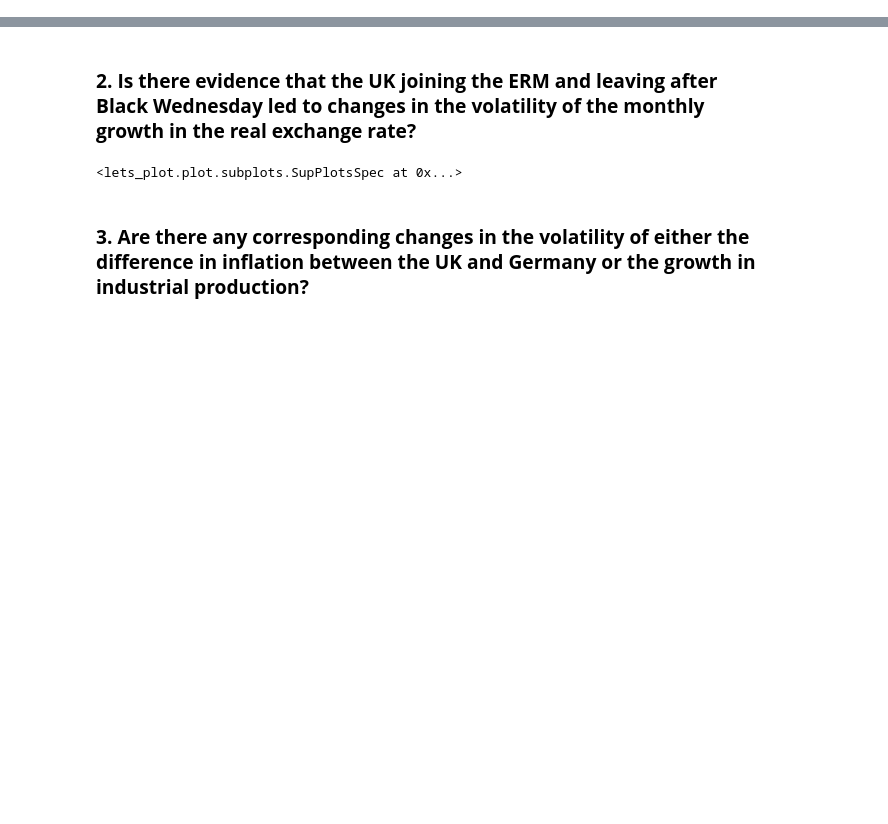
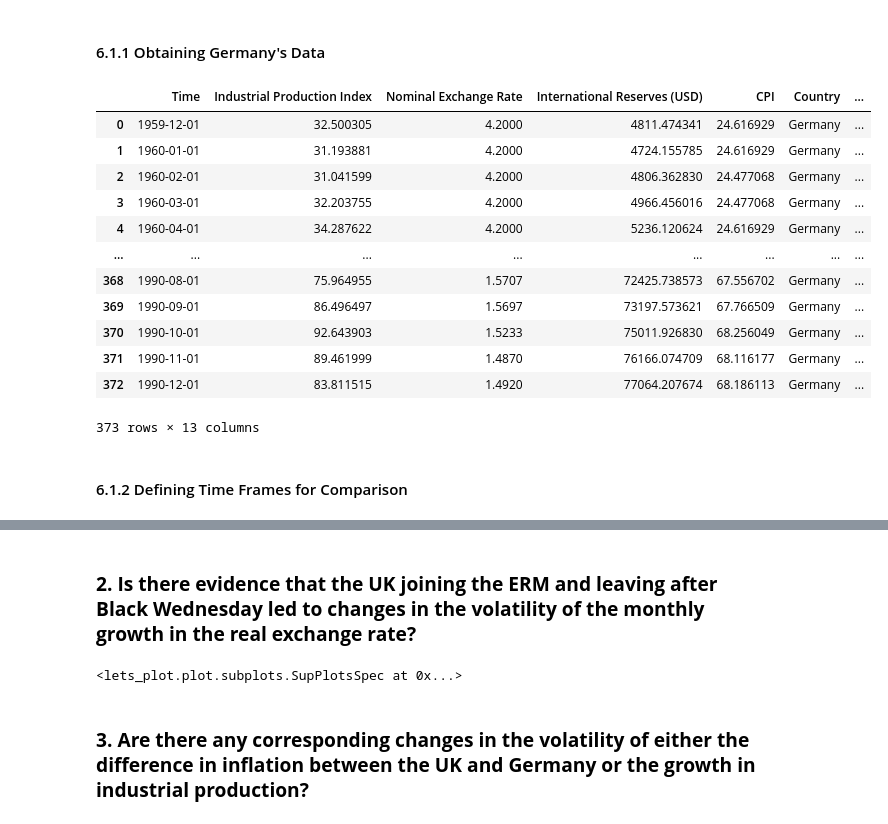
Before and after one commit to thoomkuzhymatthew/EC1B1_group28, a Jupyter notebook: code/Section_6.ipynb, the cells around one changed output, grey strips where cells are left out. Drawn from its saved outputs; the diff is of its cells as text; code cells hidden in the pictures; blank space fills up the shorter version.

```diff
--- a/code/Section_6.ipynb
+++ b/code/Section_6.ipynb
@@ -2,0 +22,22 @@
+# %% [markdown]
+#### 6.1.1 Obtaining Germany's Data
+# %%
+df = pd.read_excel("../data/final_df.xlsx")
+df = df[df['Country']== 'Germany']
+df
+# %% [output]
+|  | Time | Industrial Production Index | Nominal Exchange Rate | International Reserves (USD) | CPI | Country | ... |
+| 0 | 1959-12-01 | 32.500305 | 4.2000 | 4811.474341 | 24.616929 | Germany | ... |
+| 1 | 1960-01-01 | 31.193881 | 4.2000 | 4724.155785 | 24.616929 | Germany | ... |
+| 2 | 1960-02-01 | 31.041599 | 4.2000 | 4806.362830 | 24.477068 | Germany | ... |
+| 3 | 1960-03-01 | 32.203755 | 4.2000 | 4966.456016 | 24.477068 | Germany | ... |
+| 4 | 1960-04-01 | 34.287622 | 4.2000 | 5236.120624 | 24.616929 | Germany | ... |
+| ... | ... | ... | ... | ... | ... | ... | ... |
+| 368 | 1990-08-01 | 75.964955 | 1.5707 | 72425.738573 | 67.556702 | Germany | ... |
+| 369 | 1990-09-01 | 86.496497 | 1.5697 | 73197.573621 | 67.766509 | Germany | ... |
+| 370 | 1990-10-01 | 92.643903 | 1.5233 | 75011.926830 | 68.256049 | Germany | ... |
+| 371 | 1990-11-01 | 89.461999 | 1.4870 | 76166.074709 | 68.116177 | Germany | ... |
+| 372 | 1990-12-01 | 83.811515 | 1.4920 | 77064.207674 | 68.186113 | Germany | ... |
+373 rows × 13 columns
+# %% [markdown]
+#### 6.1.2 Defining Time Frames for Comparison
```
Also changed, not shown: parts of 12 cells of this notebook, 1 other file.
